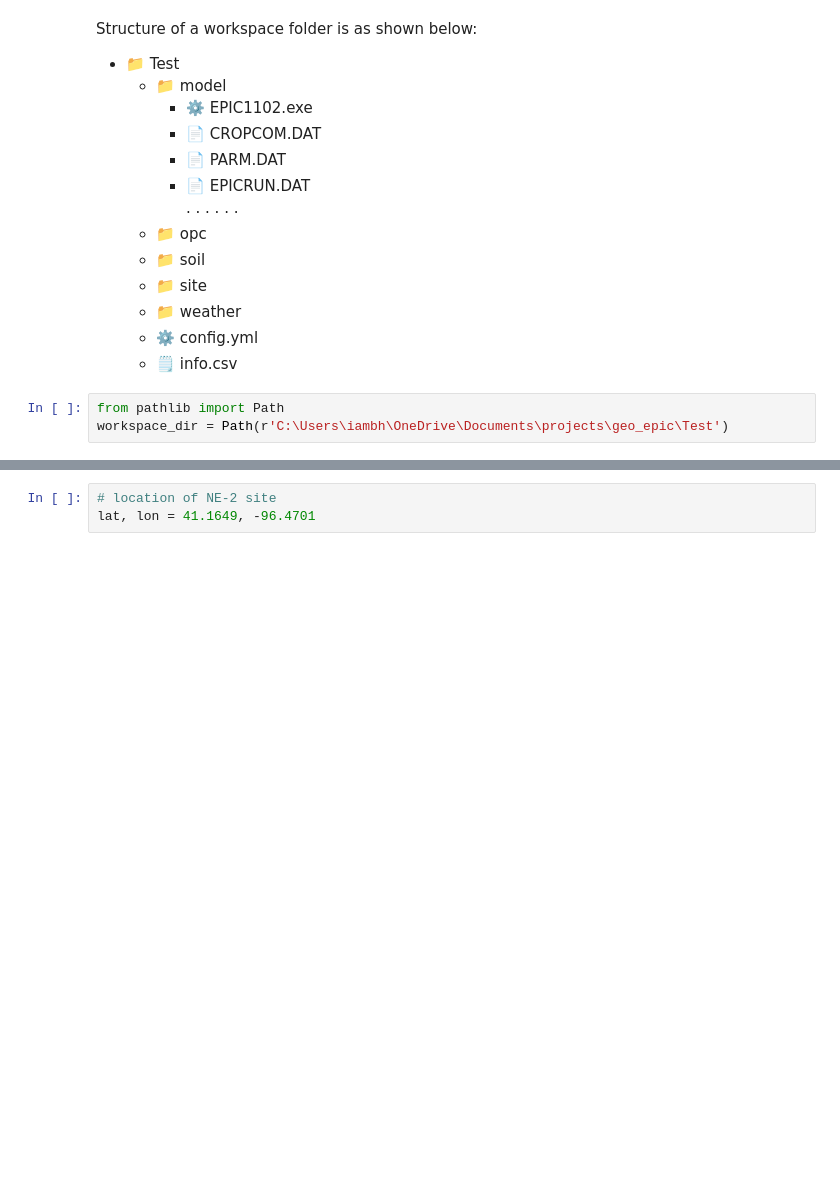
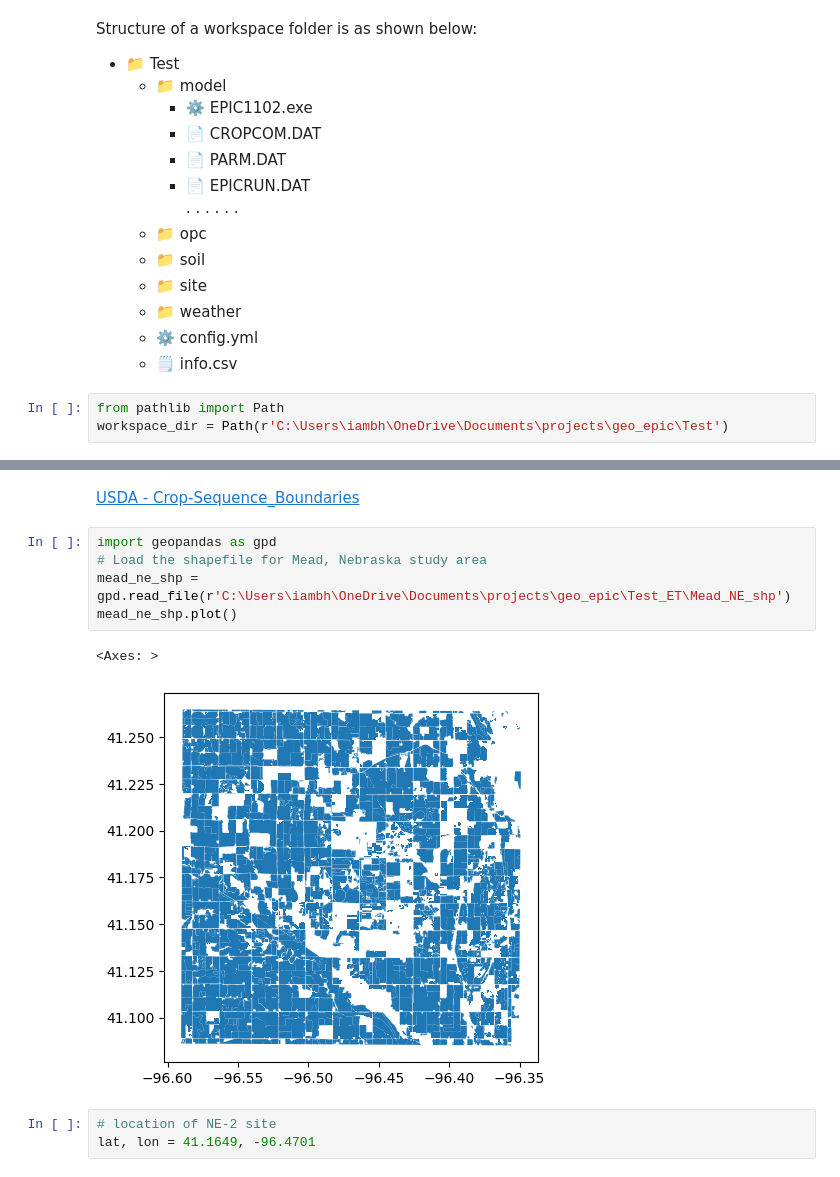
Before and after one commit to smarsGroup/geo_epic_win, a Jupyter notebook: docs/GeoEPIC_Tutorial.ipynb, the cells around one changed output, grey strips where cells are left out. Saved outputs shown, nothing was run; the diff lists cells and outputs as text; blank space fills up the shorter version.

```diff
--- a/docs/GeoEPIC_Tutorial.ipynb
+++ b/docs/GeoEPIC_Tutorial.ipynb
@@ -111,6 +110,16 @@ These examples require internet access and proper credentials setup.
   </div> -->
 </div>
 <!-- </div> -->
+# %% [markdown]
+[USDA - Crop-Sequence_Boundaries](https://www.nass.usda.gov/Research_and_Science/Crop-Sequence-Boundaries/index.php)
+# %%
+import geopandas as gpd
+# Load the shapefile for Mead, Nebraska study area
+mead_ne_shp = gpd.read_file(r'C:\Users\iambh\OneDrive\Documents\projects\geo_epic\Test_ET\Mead_NE_shp')
+mead_ne_shp.plot()
+# %% [output]
+<Axes: >
+[figure, added]
 # %%
 # location of NE-2 site
 lat, lon = 41.1649, -96.4701
```
Also changed, not shown: parts of 17 cells of this notebook, 4 other files.
